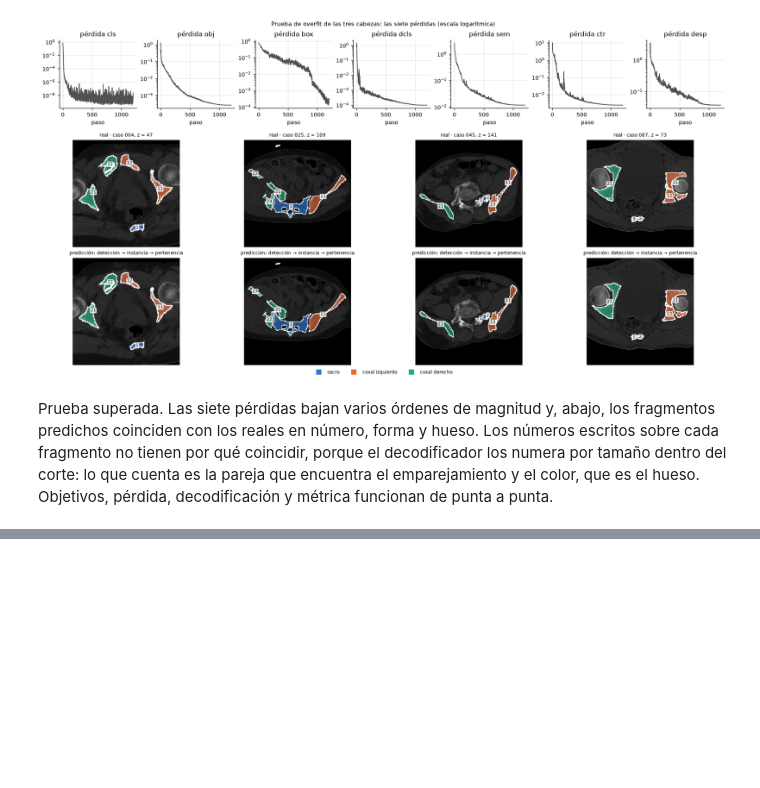
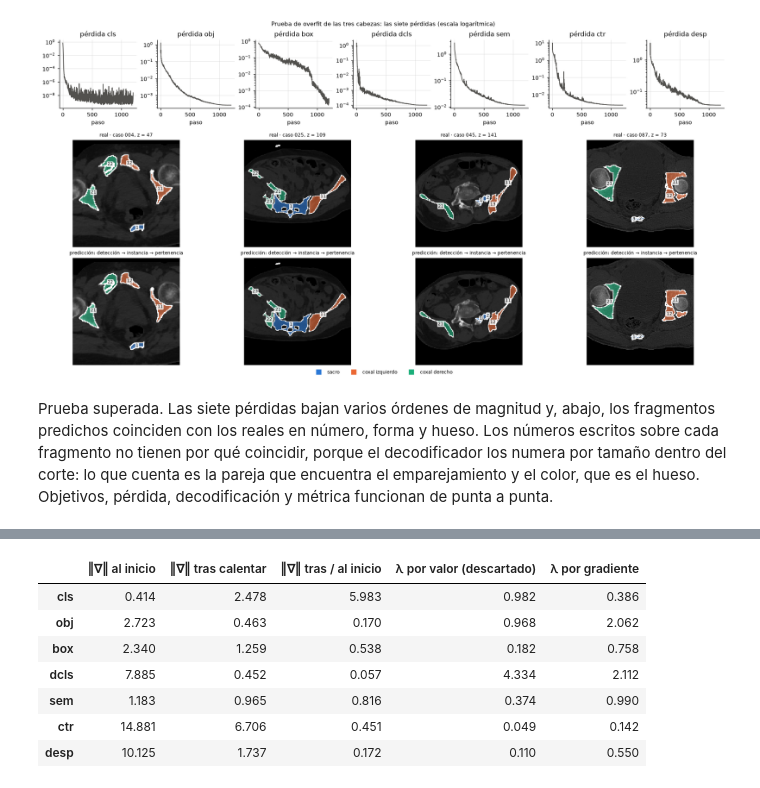
Before and after one commit to MarcAragon/proyecto_pengwin, a Jupyter notebook: Pengwin.ipynb, the cells around one changed output, grey strips where cells are left out. Drawn from its saved outputs; the diff is of its cells as text; code cells hidden in the pictures; blank space fills up the shorter version.

Commit message:
definir métricas del enunciado y calibrar pesos de pérdida

```diff
--- a/Pengwin.ipynb
+++ b/Pengwin.ipynb
@@ -3076,0 +3222,72 @@ Prueba superada. Las siete pérdidas bajan varios órdenes de magnitud y, abajo,
+# %%
+def optimizador(modelo, lr=3e-4, weight_decay=1e-4):
+    de_imagenet = {f"backbone.tronco.{k}" for k in modelo.backbone.de_imagenet}
+    grupos = {}
+    for nombre, p in modelo.named_parameters():
+        grupos.setdefault((nombre in de_imagenet, p.ndim > 1), []).append(p)
+    return torch.optim.AdamW([{"params": ps, "lr": lr / 10 if imagenet else lr,
+                               "weight_decay": weight_decay if decay else 0.0}
+                              for (imagenet, decay), ps in grupos.items()])
+
+
+def medir_terminos_completo(modelo, rng, n_lotes=25):
+    tronco = [p for p in modelo.backbone.tronco.parameters() if p.requires_grad]
+    valores, normas = {k: [] for k in TERMINOS3}, {k: [] for k in TERMINOS3}
+    for _ in range(n_lotes):
+        lote = preparar_lote_completo(rng.choice(filas_train, 16, replace=False), rng, modelo.desplazamientos)
+        with precision_mixta():
+            _, partes = perdida_completa(modelo(lote["imagen"]), lote, dict.fromkeys(TERMINOS3, 1.0))
+        for j, k in enumerate(TERMINOS3):
+            g = torch.autograd.grad(partes[k], tronco, retain_graph=j < len(TERMINOS3) - 1, allow_unused=True)
+            normas[k].append(float(sum(gi.pow(2).sum() for gi in g if gi is not None)) ** 0.5)
+            valores[k].append(float(partes[k].detach()))
+    return {k: float(np.median(v)) for k, v in valores.items()}, {k: float(np.median(v)) for k, v in normas.items()}
+
+
+def calibrar_completo(desplazamientos, semilla=42) -> dict:
+    torch.backends.cudnn.benchmark, torch.backends.cudnn.deterministic = True, False
+    fijar_semilla(semilla)
+    rng = np.random.default_rng(semilla)
+    modelo3 = PelvisNetCompleta(desplazamientos=desplazamientos).to(DISPOSITIVO).to(memory_format=torch.channels_last).train()
+    valor_ini, norma_ini = medir_terminos_completo(modelo3, rng)
+    opt = optimizador(modelo3)
+    t0 = time.perf_counter()
+    for lote in lotes_completos(rng.choice(filas_train, 600 * 16, replace=False), 16, rng, desplazamientos):
+        with precision_mixta():
+            total, _ = perdida_completa(modelo3(lote["imagen"]), lote, dict.fromkeys(TERMINOS3, 1.0))
+        opt.zero_grad(set_to_none=True)
+        total.backward()
+        torch.nn.utils.clip_grad_norm_(modelo3.parameters(), 10.0)
+        opt.step()
+    ms_por_paso = 1000 * (time.perf_counter() - t0) / 600
+    valor, norma = medir_terminos_completo(modelo3, rng)
+    inversa = {k: 1 / norma[k] for k in TERMINOS3}
+    por_valor = {k: 1 / valor[k] for k in TERMINOS3}
+    lambdas = {k: round(float(v / np.mean(list(inversa.values()))), 3) for k, v in inversa.items()}
+    del modelo3, opt
+    torch.cuda.empty_cache()
+    torch.backends.cudnn.benchmark, torch.backends.cudnn.deterministic = False, True
+    return {"lambdas": lambdas, "ms_por_paso": ms_por_paso, "tabla": pd.DataFrame({
+        "‖∇‖ al inicio": norma_ini, "‖∇‖ tras calentar": norma,
+        "‖∇‖ tras / al inicio": {k: norma[k] / norma_ini[k] for k in TERMINOS3},
+        "λ por valor (descartado)": {k: v / np.mean(list(por_valor.values())) for k, v in por_valor.items()},
+        "λ por gradiente": lambdas})}
+
+
+RUTAS_25D = {"±1": CHECKPOINTS / "experimentos" / "entrada_pm1.pth", "±2": CHECKPOINTS / "experimentos" / "entrada_pm2.pth",
+             "5 cortes": CHECKPOINTS / "modelo_final_25d.pth"}
+CALIBRACIONES = {}
+for nombre, ruta in RUTAS_25D.items():
+    if ruta.exists():
+        CALIBRACIONES[nombre] = torch.load(ruta, map_location="cpu", weights_only=False)["calibracion"]
+    else:
+        print(f"Calibrando los λ de la entrada {nombre}…")
+        CALIBRACIONES[nombre] = calibrar_completo(VARIANTES_25D[nombre])
+NOMBRE_DESP = next(n for n, d in VARIANTES_25D.items() if d == DESP)
+LAMBDAS3 = CALIBRACIONES[NOMBRE_DESP]["lambdas"]
+print("Los λ de cada entrada (calentamiento: " + " · ".join(f"{n} {c['ms_por_paso']:.0f} ms" for n, c in CALIBRACIONES.items())
+      + " por paso):")
+display(pd.DataFrame({n: c["lambdas"] for n, c in CALIBRACIONES.items()}).T)
+print(f"\nLa tabla completa de la entrada {NOMBRE_DESP}:")
+CALIBRACIONES[NOMBRE_DESP]["tabla"].round(3)
+# %% [output]
@@ -3076,0 +3300,8 @@ Prueba superada. Las siete pérdidas bajan varios órdenes de magnitud y, abajo,
+|  | ‖∇‖ al inicio | ‖∇‖ tras calentar | ‖∇‖ tras / al inicio | λ por valor (descartado) | λ por gradiente |
+| cls | 0.414 | 2.478 | 5.983 | 0.982 | 0.386 |
+| obj | 2.723 | 0.463 | 0.170 | 0.968 | 2.062 |
+| box | 2.340 | 1.259 | 0.538 | 0.182 | 0.758 |
+| dcls | 7.885 | 0.452 | 0.057 | 4.334 | 2.112 |
+| sem | 1.183 | 0.965 | 0.816 | 0.374 | 0.990 |
+| ctr | 14.881 | 6.706 | 0.451 | 0.049 | 0.142 |
+| desp | 10.125 | 1.737 | 0.172 | 0.110 | 0.550 |
```
Also changed, not shown: parts of 8 cells of this notebook.
